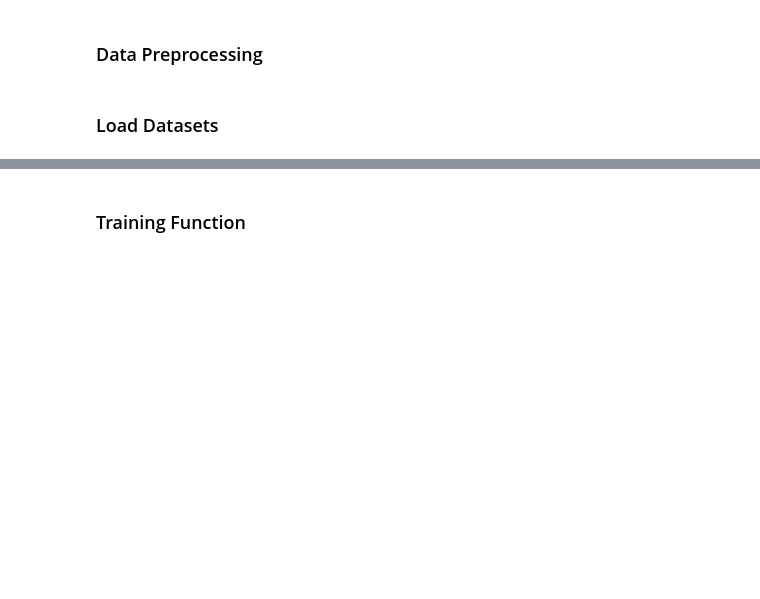
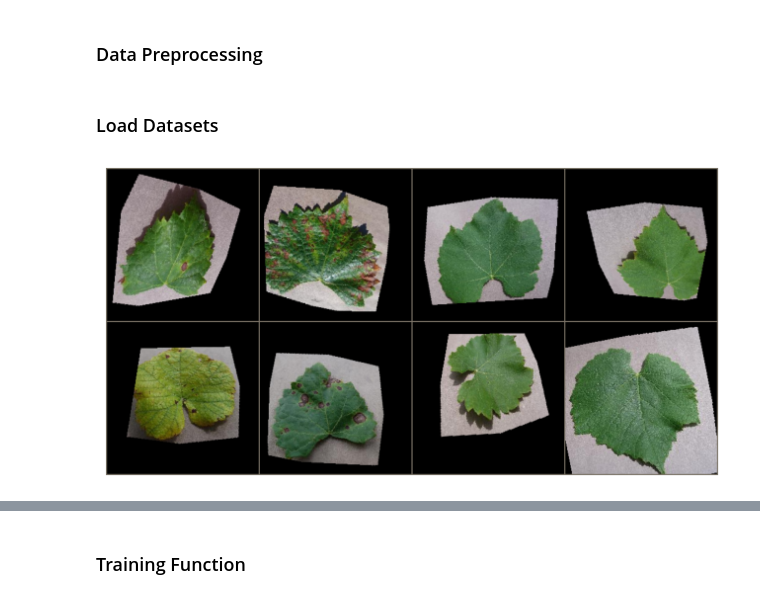
Before and after one commit to adamkacmar/bc-grape-disease, a Jupyter notebook: swinv2_hyperparams.ipynb, the cells around one changed output, grey strips where cells are left out. Cells and saved outputs as stored; diff of their text form; code cells hidden in the pictures; blank space fills up the shorter version.

```diff
--- a/swinv2_hyperparams.ipynb
+++ b/swinv2_hyperparams.ipynb
@@ -56,0 +66,39 @@ test_dataset = datasets.ImageFolder("dataset/test", transform=transform)
+# %%
+full_train_dataset = datasets.ImageFolder("dataset/train")
+
+train_size = int(0.875 * len(full_train_dataset))
+val_size = len(full_train_dataset) - train_size
+
+train_subset, val_subset = random_split(full_train_dataset, [train_size, val_size])
+
+train_indices = train_subset.indices
+val_indices = val_subset.indices
+
+
+train_dataset_full = datasets.ImageFolder("dataset/train", transform=transform_train)
+val_dataset_full = datasets.ImageFolder("dataset/train", transform=transform)
+
+train_dataset = Subset(train_dataset_full, train_indices)
+val_dataset = Subset(val_dataset_full, val_indices)
+
+test_dataset = datasets.ImageFolder("dataset/test", transform=transform)
+# %%
+train_dataloader = DataLoader(train_dataset, batch_size=8, shuffle=True)
+dataiter = iter(train_dataloader)
+images, labels = next(dataiter)
+
+mean = np.array(image_processor.image_mean)
+std = np.array(image_processor.image_std)
+
+# Unnormalize and make a grid
+grid = vutils.make_grid(images, nrow=4, padding=2)
+grid = grid.cpu().numpy().transpose(1, 2, 0)
+grid = std * grid + mean  # unnormalize
+grid = np.clip(grid, 0, 1)
+
+plt.figure(figsize=(8, 8))
+plt.imshow(grid)
+plt.axis('off')
+plt.show()
+# %% [output]
+[figure, added]
```
Also changed, not shown: parts of 7 cells of this notebook, 2 other files.
